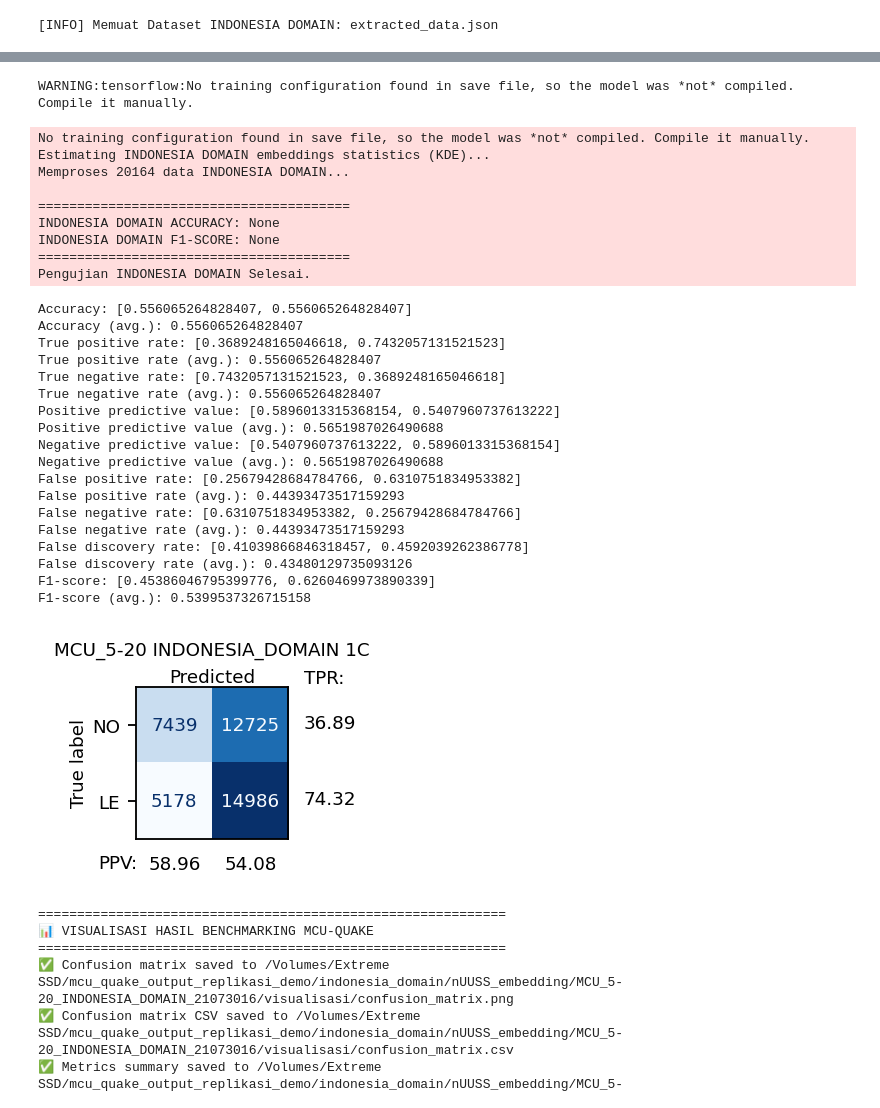
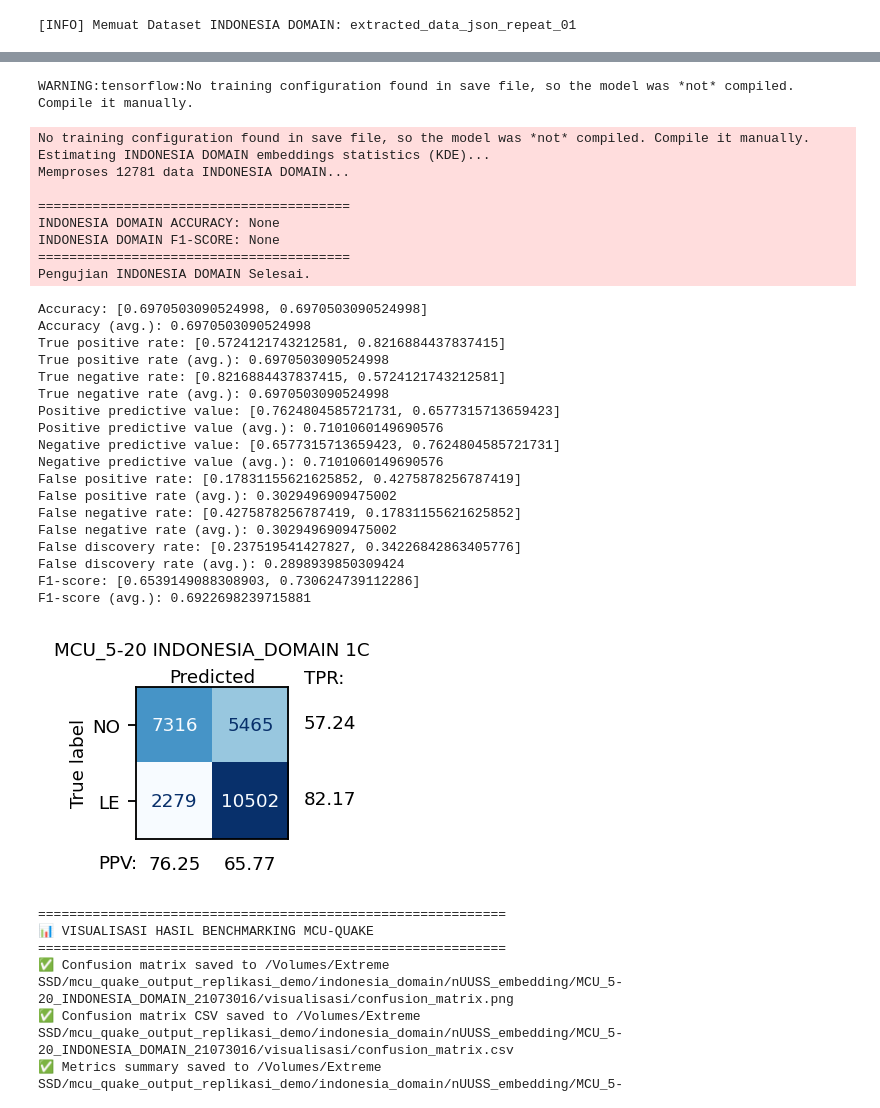
Before and after one commit to verykurniabakti/seismiccode, a Jupyter notebook: mcu_quake/code_gen_trying/indonesia_jaya_benchmarking_data/indonesia_benchmarking_mcu_data_juni_1c_emb_uuss.ipynb, the cells around one changed output, grey strips where cells are left out. Drawn from its saved outputs; the diff is of its cells as text; code cells hidden in the pictures.

```diff
--- a/mcu_quake/code_gen_trying/indonesia_jaya_benchmarking_data/indonesia_benchmarking_mcu_data_juni_1c_emb_uuss.ipynb
+++ b/mcu_quake/code_gen_trying/indonesia_jaya_benchmarking_data/indonesia_benchmarking_mcu_data_juni_1c_emb_uuss.ipynb
@@ -23,8 +23,11 @@ if __name__ == "__main__":
     # Konfigurasi untuk pengujian INDONESIA DOMAIN sesi 2
     #===================================================================
 
-    KEY_DATA_DIR = '/Volumes/Extreme SSD/unduhan_waveform_merged'
-    KEY_TEST_FILE = 'extracted_data.json'
+    #KEY_DATA_DIR = '/Volumes/Extreme SSD/unduhan_waveform_merged'
+    #KEY_TEST_FILE = 'extracted_data.json'
+
+    KEY_DATA_DIR = "/Volumes/Extreme SSD/unduhan_waveform_geofon"
+    KEY_TEST_FILE = "extracted_data_json_repeat_01"
 
     DATA_TAG = "INDONESIA_DOMAIN"
     MODEL_TAG = "MCU_5-20"
@@ -48,7 +51,7 @@ if __name__ == "__main__":
     print(f"[INFO] Memuat Dataset INDONESIA DOMAIN: {KEY_TEST_FILE}")
     test_data = dataset.load_json_data(os.path.join(KEY_DATA_DIR, KEY_TEST_FILE))
 
-    SAVE_BASE = "/Volumes/Extreme SSD/mcu_quake_output_replikasi_demo/indonesia_domain/nUUSS_embedding_1c_sesi_2"
+    SAVE_BASE = "/Volumes/Extreme SSD/mcu_quake_output_replikasi_demo/indonesia_domain/nUUSS_embedding_1c_sesi_3"
     now = datetime.now()
     time_str = now.strftime("%d%H%M%S")
     save_dir = os.path.join(SAVE_BASE, f"{MODEL_TAG}_{DATA_TAG}_{time_str}")
@@ -128,4 +131,4 @@ if __name__ == "__main__":
     logger.info("="*40)
     logger.info("Pengujian INDONESIA DOMAIN Selesai.")
 # %% [output]
-[INFO] Memuat Dataset INDONESIA DOMAIN: extracted_data.json
+[INFO] Memuat Dataset INDONESIA DOMAIN: extracted_data_json_repeat_01
@@ -137,32 +140,32 @@ if __name__ == "__main__":
 WARNING:tensorflow:No training configuration found in save file, so the model was *not* compiled. Compile it manually.
 No training configuration found in save file, so the model was *not* compiled. Compile it manually.
 Estimating INDONESIA DOMAIN embeddings statistics (KDE)...
-Memproses 20164 data INDONESIA DOMAIN...
+Memproses 12781 data INDONESIA DOMAIN...
 
 ========================================
 INDONESIA DOMAIN ACCURACY: None
 INDONESIA DOMAIN F1-SCORE: None
 ========================================
 Pengujian INDONESIA DOMAIN Selesai.
-Accuracy: [0.556065264828407, 0.556065264828407]
-Accuracy (avg.): 0.556065264828407
-True positive rate: [0.3689248165046618, 0.7432057131521523]
-True positive rate (avg.): 0.556065264828407
-True negative rate: [0.7432057131521523, 0.3689248165046618]
-True negative rate (avg.): 0.556065264828407
-Positive predictive value: [0.5896013315368154, 0.5407960737613222]
-Positive predictive value (avg.): 0.5651987026490688
-Negative predictive value: [0.5407960737613222, 0.5896013315368154]
-Negative predictive value (avg.): 0.5651987026490688
-False positive rate: [0.25679428684784766, 0.6310751834953382]
-False positive rate (avg.): 0.44393473517159293
-False negative rate: [0.6310751834953382, 0.25679428684784766]
-False negative rate (avg.): 0.44393473517159293
-False discovery rate: [0.41039866846318457, 0.4592039262386778]
-False discovery rate (avg.): 0.43480129735093126
-F1-score: [0.45386046795399776, 0.6260469973890339]
-F1-score (avg.): 0.5399537326715158
+Accuracy: [0.6970503090524998, 0.6970503090524998]
+Accuracy (avg.): 0.6970503090524998
+True positive rate: [0.5724121743212581, 0.8216884437837415]
+True positive rate (avg.): 0.6970503090524998
+True negative rate: [0.8216884437837415, 0.5724121743212581]
+True negative rate (avg.): 0.6970503090524998
+Positive predictive value: [0.7624804585721731, 0.6577315713659423]
+Positive predictive value (avg.): 0.7101060149690576
+Negative predictive value: [0.6577315713659423, 0.7624804585721731]
+Negative predictive value (avg.): 0.7101060149690576
+False positive rate: [0.17831155621625852, 0.4275878256787419]
+False positive rate (avg.): 0.3029496909475002
+False negative rate: [0.4275878256787419, 0.17831155621625852]
+False negative rate (avg.): 0.3029496909475002
+False discovery rate: [0.237519541427827, 0.34226842863405776]
+False discovery rate (avg.): 0.2898939850309424
+F1-score: [0.6539149088308903, 0.730624739112286]
+F1-score (avg.): 0.6922698239715881
-[figure, old version]
+[figure, new version]
 # %%
 #!/usr/bin/env python3
 # -*- coding: utf-8 -*-
```
Also changed, not shown: parts of 1 cell of this notebook, 45 other files.
